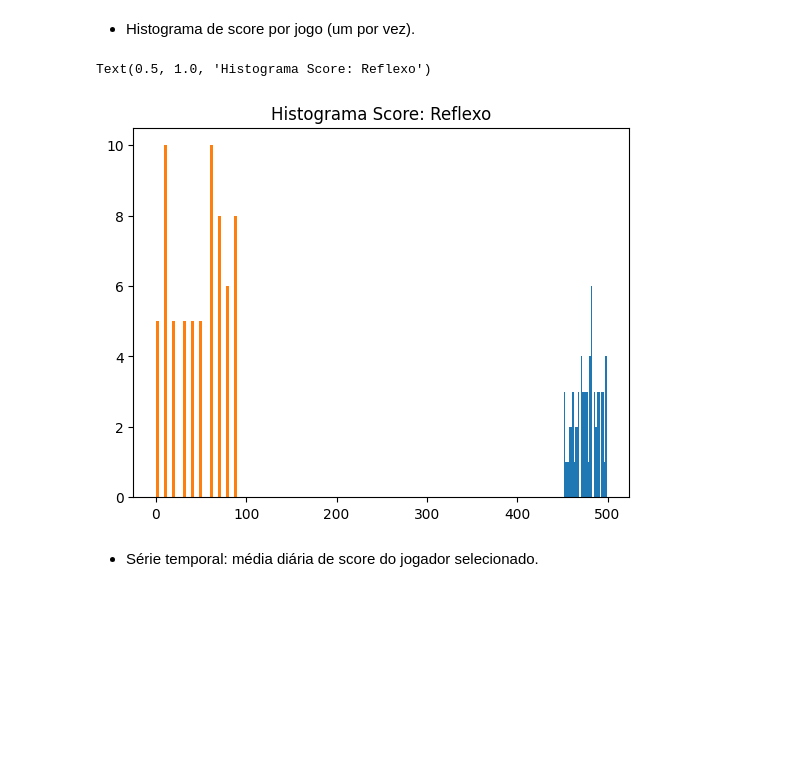
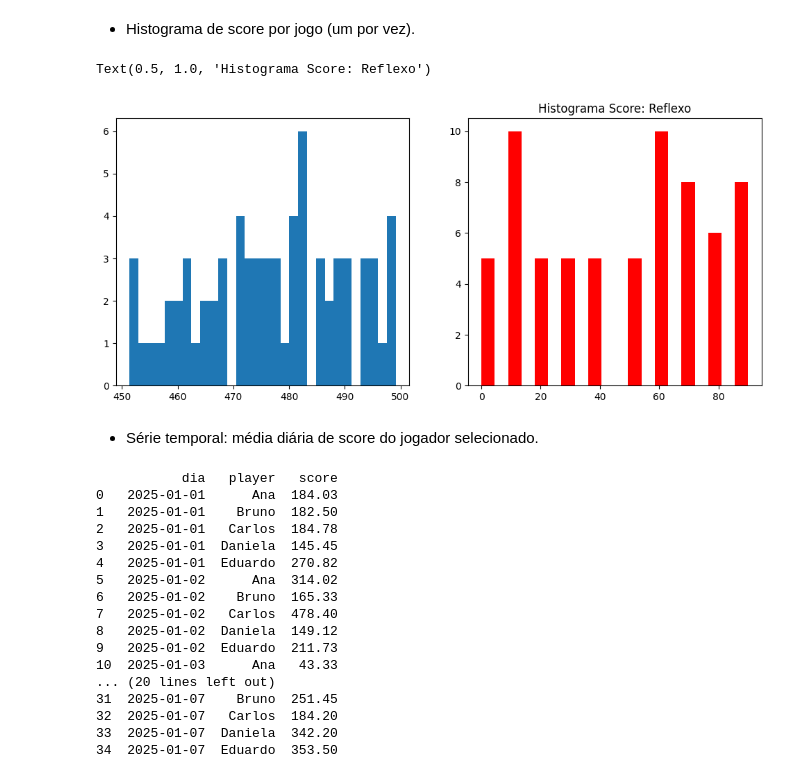
Before and after one commit to LuiVLoureiro/Lista-de-Projetos-Diarios, a Jupyter notebook: 19-08-2025/analysis.ipynb, the cells around one changed output. Saved outputs shown, nothing was run; the diff lists cells and outputs as text; code cells hidden in the pictures; blank space fills up the shorter version.

Commit message:
ftr: Finalizacao com Serie Temporal de Scores por Jogador

```diff
--- a/19-08-2025/analysis.ipynb
+++ b/19-08-2025/analysis.ipynb
@@ -175,13 +175,49 @@ for barra in barras:
 # %%
 fig, ax = plt.subplots(1, 2, figsize=(12, 5))
 
-histograma_memoria = plt.hist(jogo_memoria["score"], bins=30)
+histograma_memoria = ax[0].hist(jogo_memoria["score"], bins=30)
 plt.title("Histograma Score: Memória")
 
-histograma_reflexo = plt.hist(jogo_reflexo["score"], bins=30)
+histograma_reflexo = ax[1].hist(jogo_reflexo["score"], bins=20, color="red")
 plt.title("Histograma Score: Reflexo")
 # %% [output]
 Text(0.5, 1.0, 'Histograma Score: Reflexo')
-[figure, old version]
+[figure, new version]
 # %% [markdown]
 - Série temporal: média diária de score do jogador selecionado.
+# %%
+media_diaria = (
+    df.groupby(["dia", "player"])["score"]
+      .mean()
+      .reset_index()
+      .sort_values(by=["dia", "player"]).round(2)
+)
+
+for player, grupo in media_diaria.groupby("player"):
+    plt.plot(grupo["dia"], grupo["score"], marker="o", linestyle="-", label=player)
+
+plt.title("Média diária de scores por jogador")
+plt.xlabel("Dia")
+plt.ylabel("Score médio")
+plt.xticks(rotation=45)
+plt.legend()
+plt.grid(True)
+plt.show()
+# %% [output]
+           dia   player   score
+0   2025-01-01      Ana  184.03
+1   2025-01-01    Bruno  182.50
+2   2025-01-01   Carlos  184.78
+3   2025-01-01  Daniela  145.45
+4   2025-01-01  Eduardo  270.82
+5   2025-01-02      Ana  314.02
+6   2025-01-02    Bruno  165.33
+7   2025-01-02   Carlos  478.40
+8   2025-01-02  Daniela  149.12
+9   2025-01-02  Eduardo  211.73
+10  2025-01-03      Ana   43.33
+... (20 lines left out)
+31  2025-01-07    Bruno  251.45
+32  2025-01-07   Carlos  184.20
+33  2025-01-07  Daniela  342.20
+34  2025-01-07  Eduardo  353.50
```
